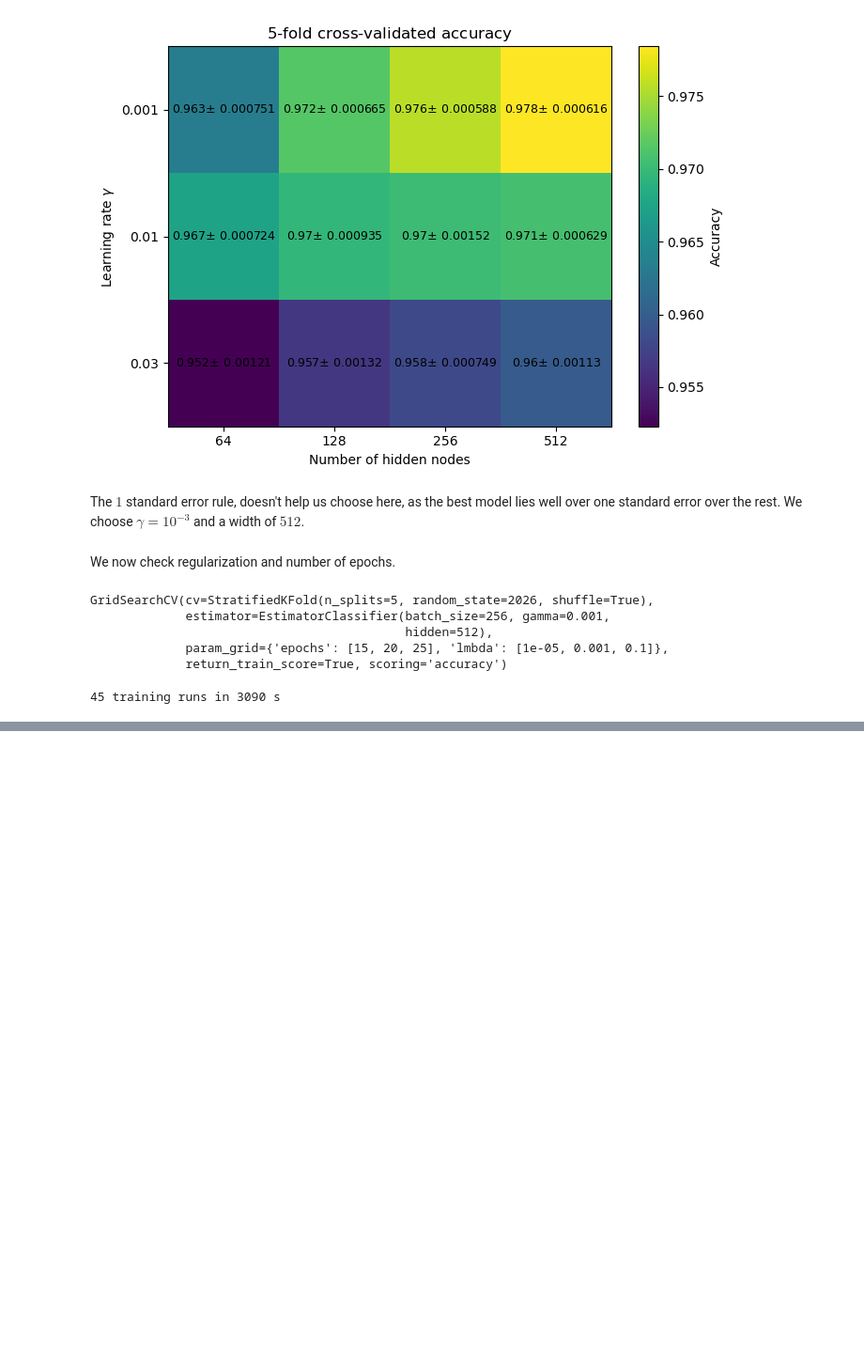
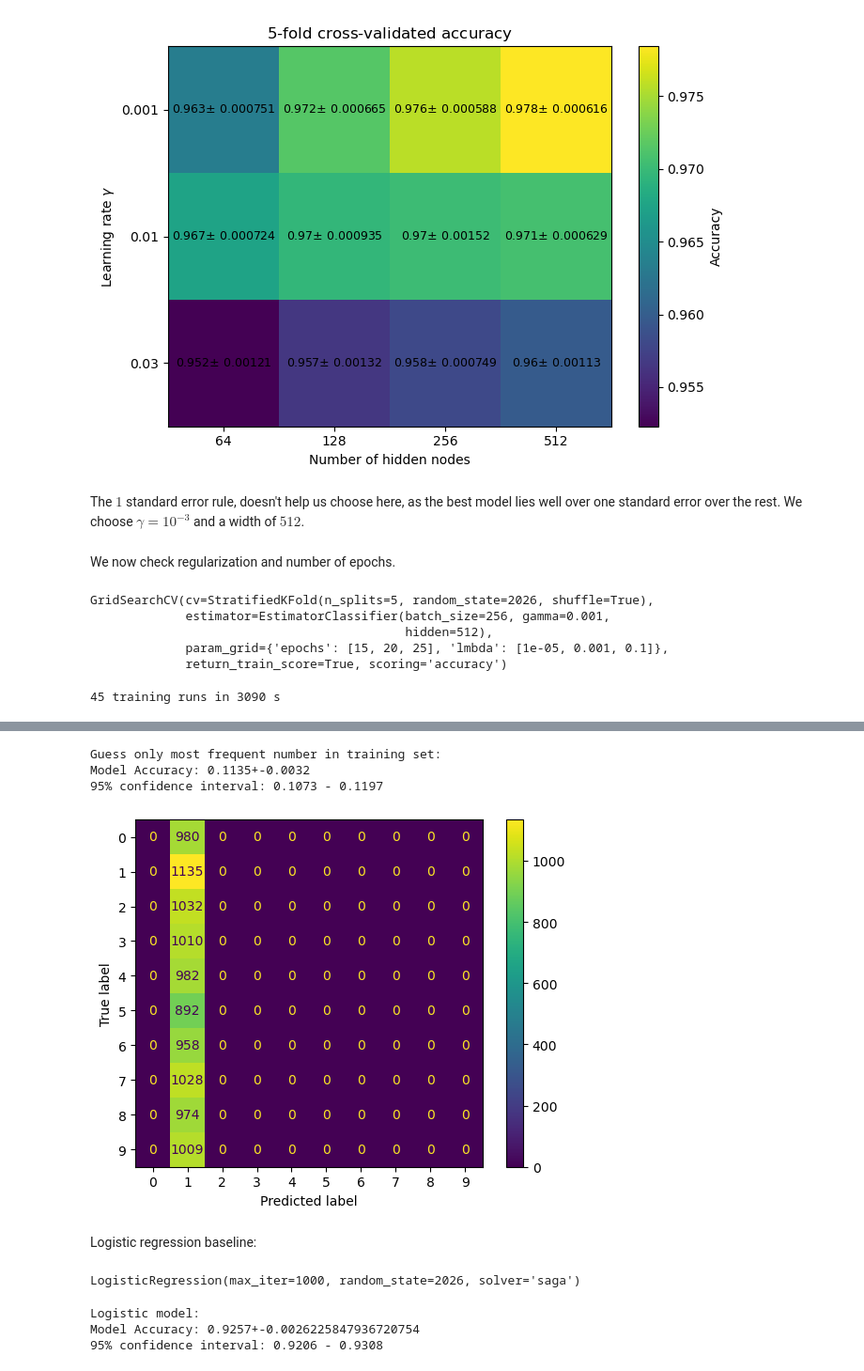
Before and after one commit to kajassandnes/FYS-STK3155, a Jupyter notebook: Project2/part_e.ipynb, the cells around one changed output, grey strips where cells are left out. Shown at 94% size. Drawn from its saved outputs; the diff is of its cells as text; code cells hidden in the pictures; blank space fills up the shorter version.

```diff
--- a/Project2/part_e.ipynb
+++ b/Project2/part_e.ipynb
@@ -216,0 +170,35 @@ plt.show()
+# %%
+print(f"Guess only most frequent number in training set:")
+print(f"Model Accuracy: {accuracy_f:.4f}+-{se_f:.4f}")
+print(f"95% confidence interval: {accuracy_f - 1.96*se_f:.4f} - {accuracy_f + 1.96*se_f:.4f}")
+# %% [output]
+Guess only most frequent number in training set:
+Model Accuracy: 0.1135+-0.0032
+95% confidence interval: 0.1073 - 0.1197
+# %%
+cm_log = confusion_matrix(y_test, y_tilde_f)
+
+disp = ConfusionMatrixDisplay(confusion_matrix = cm_log)
+disp.plot(cmap = "viridis")
+
+plt.show()
+# %% [output]
+[figure, added]
+# %% [markdown]
+Logistic regression baseline:
+# %%
+model = LogisticRegression(solver = "saga", max_iter = 1000, random_state = 2026)
+model.fit(x_train, y_train)
+# %% [output]
+LogisticRegression(max_iter=1000, random_state=2026, solver='saga')
+# %%
+y_pred_logistic = model.predict(x_test)
+logistic_accuracy = accuracy_score(y_test, y_pred_logistic)
+se_logistic = np.sqrt(logistic_accuracy * (1 - logistic_accuracy) / len(y_test))
+print(f"Logistic model:")
+print(f"Model Accuracy: {logistic_accuracy:.4f}+-{se_logistic}")
+print(f"95% confidence interval: {logistic_accuracy - 1.96*se_logistic:.4f} - {logistic_accuracy + 1.96*se_logistic:.4f}")
+# %% [output]
+Logistic model:
+Model Accuracy: 0.9257+-0.0026225847936720754
+95% confidence interval: 0.9206 - 0.9308
```
Also changed, not shown: parts of 22 cells of this notebook.
